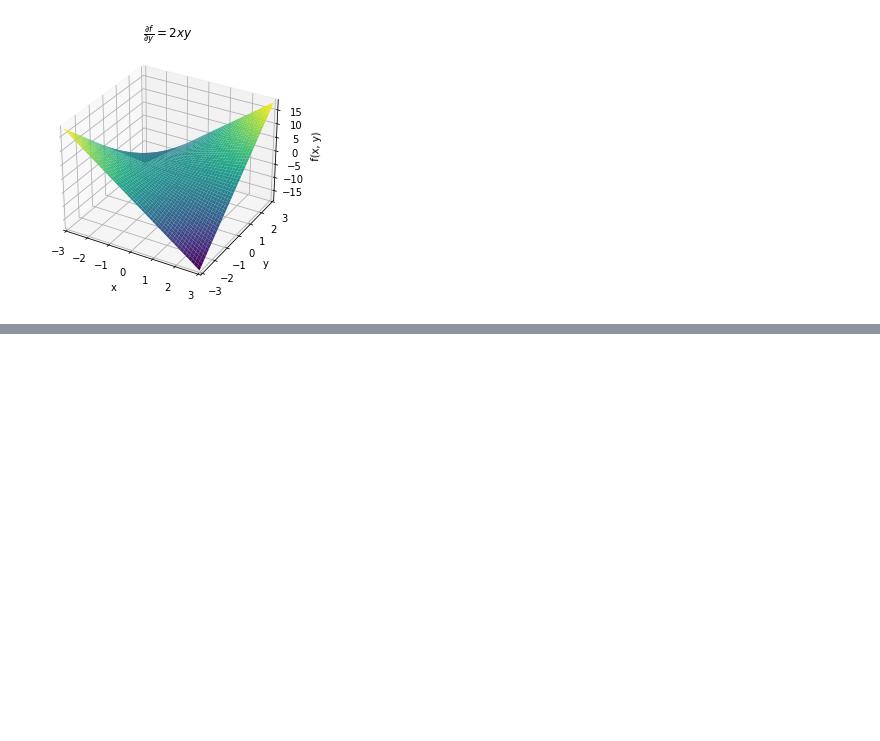
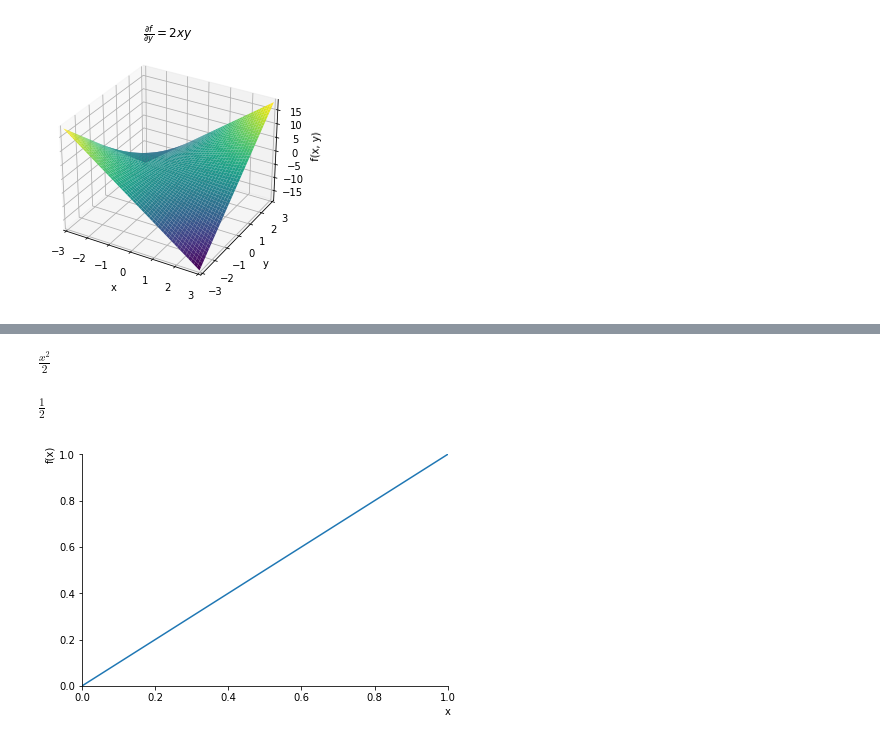
Before and after one commit to pawelztef/maths_pyt, a Jupyter notebook: calculus.ipynb, the cells around one changed output, grey strips where cells are left out. Drawn from its saved outputs; the diff is of its cells as text; code cells hidden in the pictures; blank space fills up the shorter version.

```diff
--- a/calculus.ipynb
+++ b/calculus.ipynb
@@ -348,0 +355,20 @@ p = sym.plotting.plot3d(sym.diff(f, y), (x, -3, 3), (y, -3, 3), title='$\\frac{\
+# %%
+import sympy as sym
+from IPython.display import display, Math
+
+x = sym.symbols('x')
+f = x
+sym.integrate(f)
+# %% [output]
+$\displaystyle \frac{x^{2}}{2}$
+# %%
+sym.integrate(f, (x, 0, 1))
+# %% [output]
+$\displaystyle \frac{1}{2}$
+# %%
+p = sym.plotting.plot(f, show=False)
+p.xlim = [0,1]
+p.ylim = [0,1]
+p.show()
+# %% [output]
+[figure, added]
```
Also changed, not shown: parts of 2 cells of this notebook.
